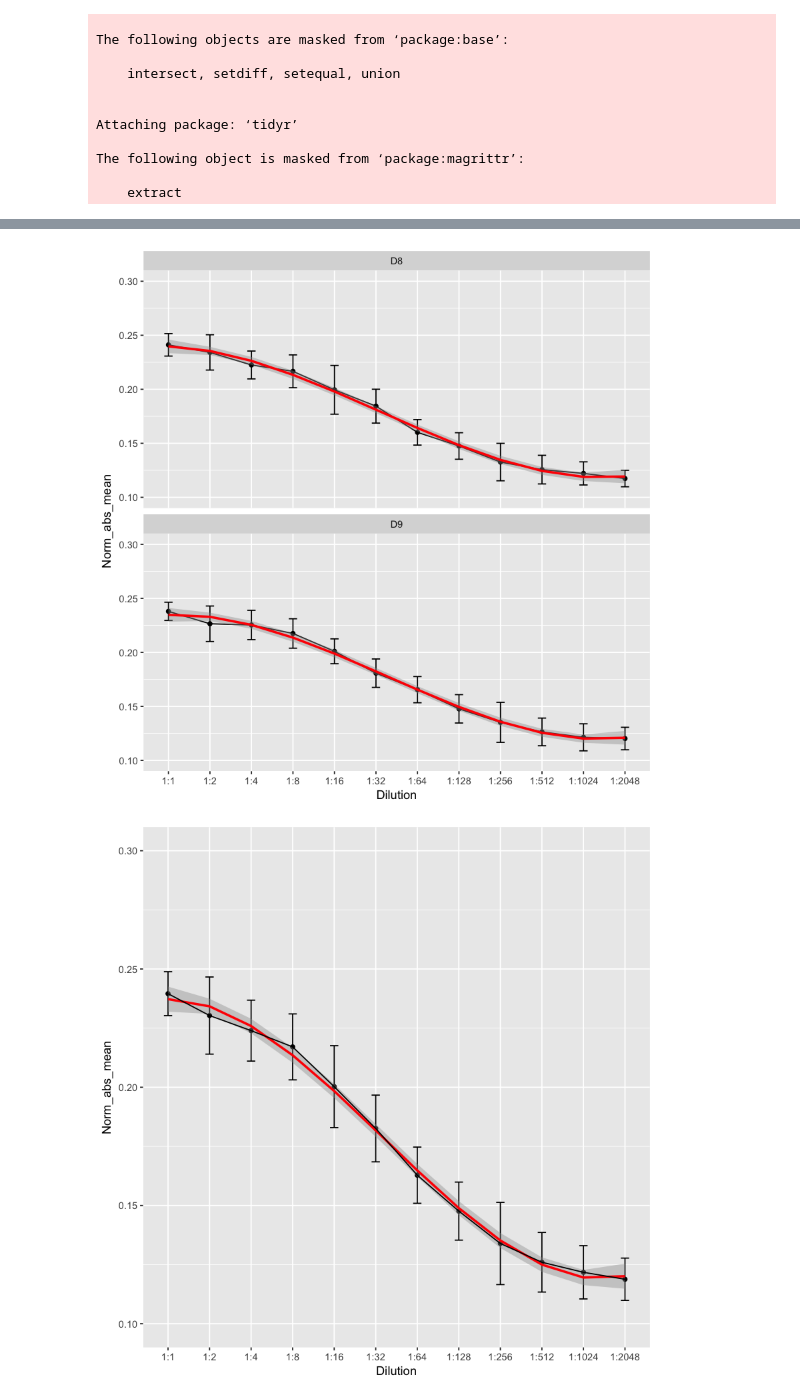
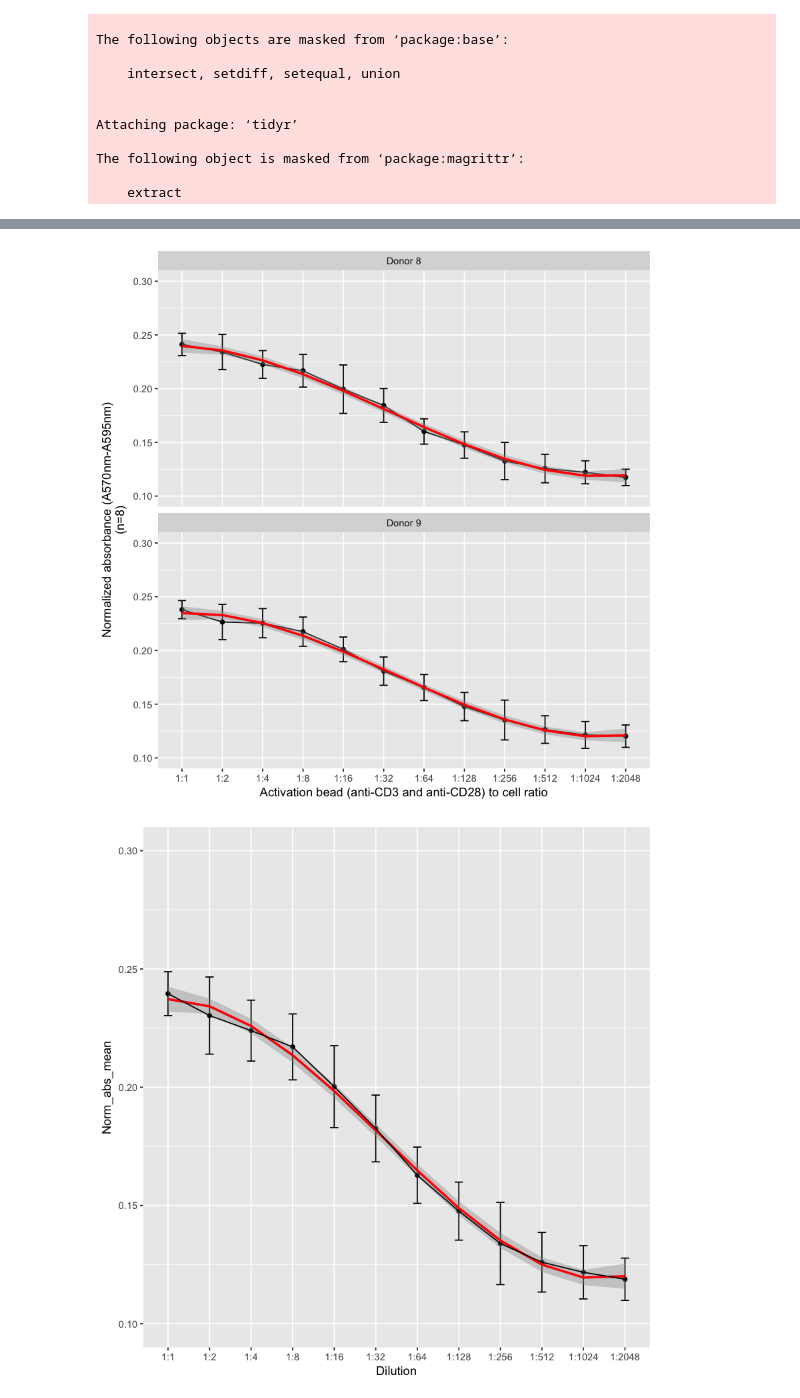
Before and after one commit to hammerlab/t-cell-guide, a Jupyter notebook: analyses/activation-bead-titration/Activation bead titration results via flow and count.ipynb, the cells around one changed output, grey strips where cells are left out. Cells and saved outputs as stored; diff of their text form; code cells hidden in the pictures.

```diff
--- a/analyses/activation-bead-titration/Activation bead titration results via flow and count.ipynb
+++ b/analyses/activation-bead-titration/Activation bead titration results via flow and count.ipynb
@@ -90,35 +90,40 @@ cd48_summary %>%
 # %%
 read_tsv(
     'proliferation_assay.tsv',
     col_types=cols(
         `Row`=col_factor(levels=LETTERS[1:8]),
         `Donor`=col_factor(levels=c("D8", "D9")),
         .default=col_double()
     )
+) %>%
+mutate(
+    `Donor`=factor(`Donor`, labels=c("Donor 8", "Donor 9"))
 ) %>%
 gather(
     key='Dilution',
     value='A570-A595',
     `1:1`:`1:2048`,
     factor_key=TRUE
 ) %>%
 group_by(`Donor`, `Dilution`) %>%
 summarize(
     `Norm_abs_mean`=mean(`A570-A595`),
     `Norm_abs_sd`=sd(`A570-A595`),
 ) %>%
 ggplot(aes(x=`Dilution`, y=`Norm_abs_mean`, group=`Donor`)) +
     geom_point() +
     geom_line() +
     geom_errorbar(
         aes(ymin=`Norm_abs_mean`-`Norm_abs_sd`, ymax=`Norm_abs_mean`+`Norm_abs_sd`),
         width=0.2
     ) +
     geom_smooth(method="lm", colour="red", formula=y~I(x^3)+I(x^2)+x) +
     facet_wrap(~`Donor`, ncol=1) +
-    ylim(0.1, .3)
+    ylim(0.1, .3) +
+    xlab('Activation bead (anti-CD3 and anti-CD28) to cell ratio') +
+    ylab('Normalized absorbance (A570nm-A595nm)\n(n=8)')
 # %% [output]
-[figure, old version]
+[figure, new version]
 # %%
 read_tsv(
     'proliferation_assay.tsv',
```
Also changed, not shown: parts of 3 cells of this notebook.
